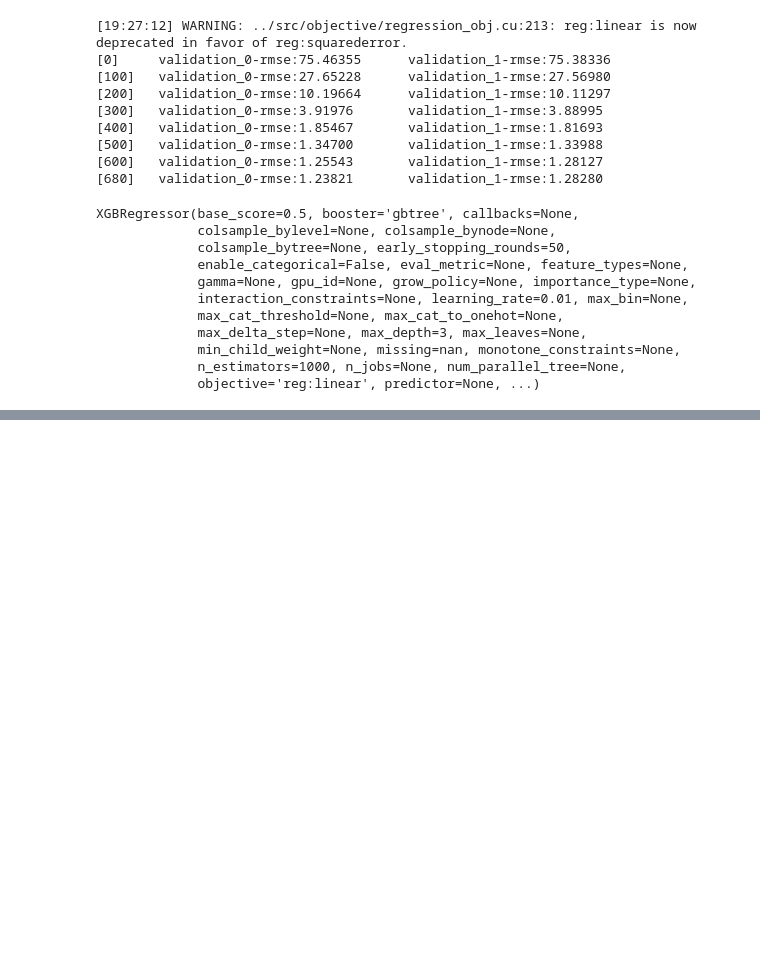
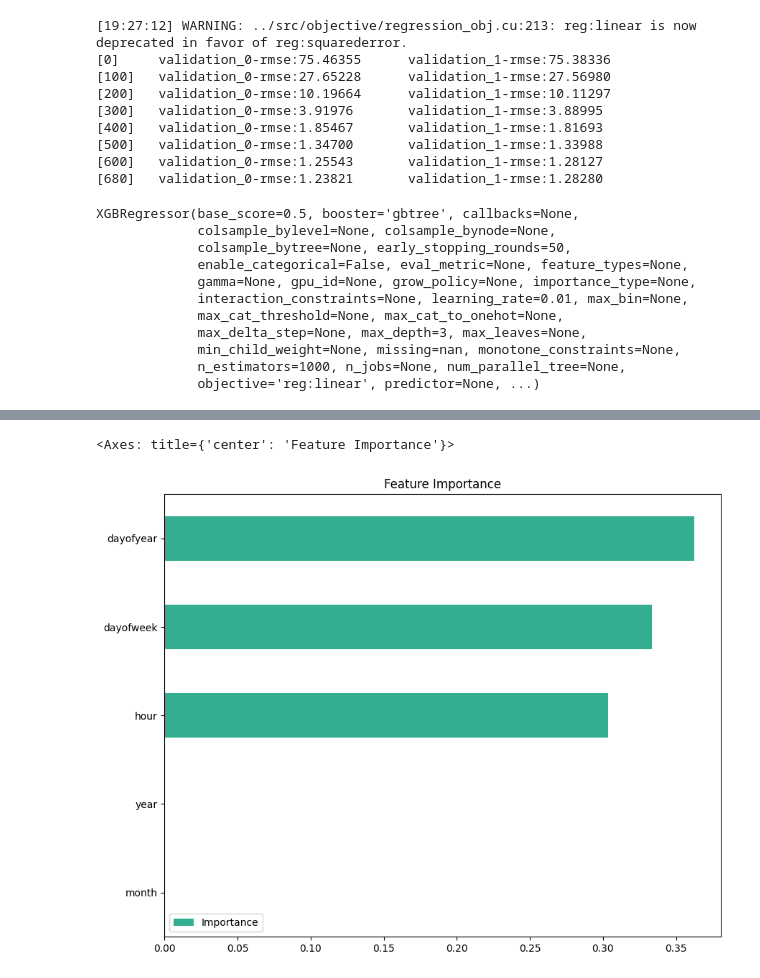
Before and after one commit to Winfry/PowerPredictionKe, a Jupyter notebook: RabaiPower.ipynb, the cells around one changed output, grey strips where cells are left out. Saved outputs shown, nothing was run; the diff lists cells and outputs as text; code cells hidden in the pictures; blank space fills up the shorter version.

```diff
--- a/RabaiPower.ipynb
+++ b/RabaiPower.ipynb
@@ -308,0 +306,3 @@ You can try to debug the error by setting error_score='raise'.
+# %%
+fea = pd.DataFrame(data=reg.feature_importances_,index=reg.get_booster().feature_names,columns=['Importance'])
+fea
@@ -308,0 +316,6 @@ You can try to debug the error by setting error_score='raise'.
+# %%
+fig, ax = plt.subplots(figsize=(10,8))
+fea.sort_values('Importance').plot(kind='barh',color=color_pal[4],title='Feature Importance',ax=ax)
+# %% [output]
+<Axes: title={'center': 'Feature Importance'}>
+[figure, added]
```
Also changed, not shown: parts of 6 cells of this notebook.
